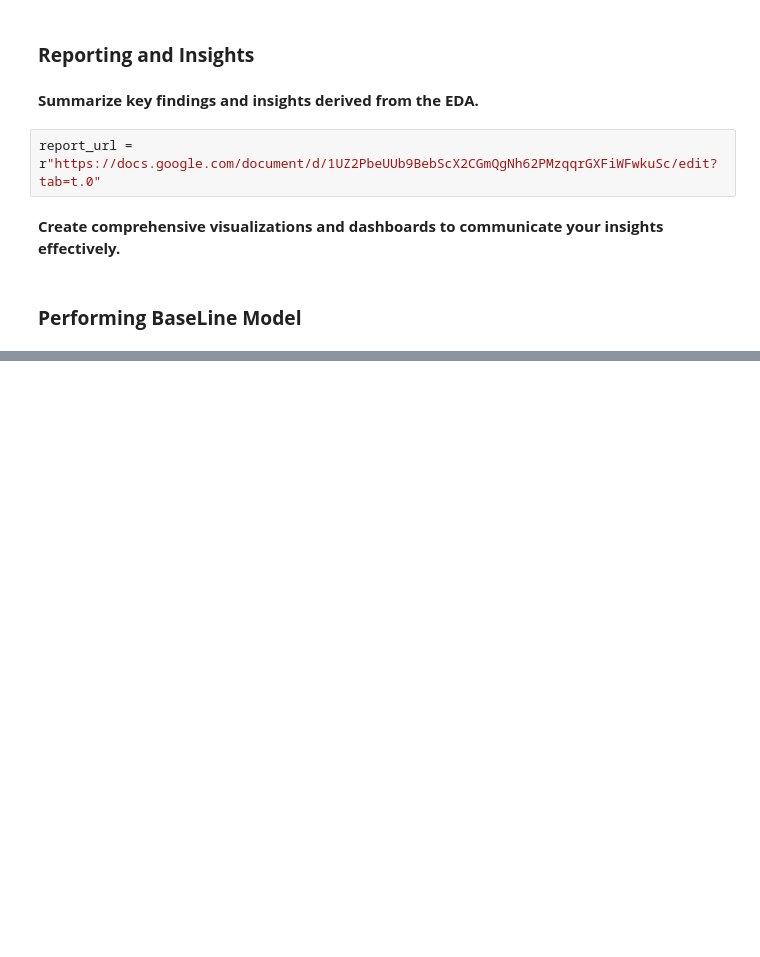
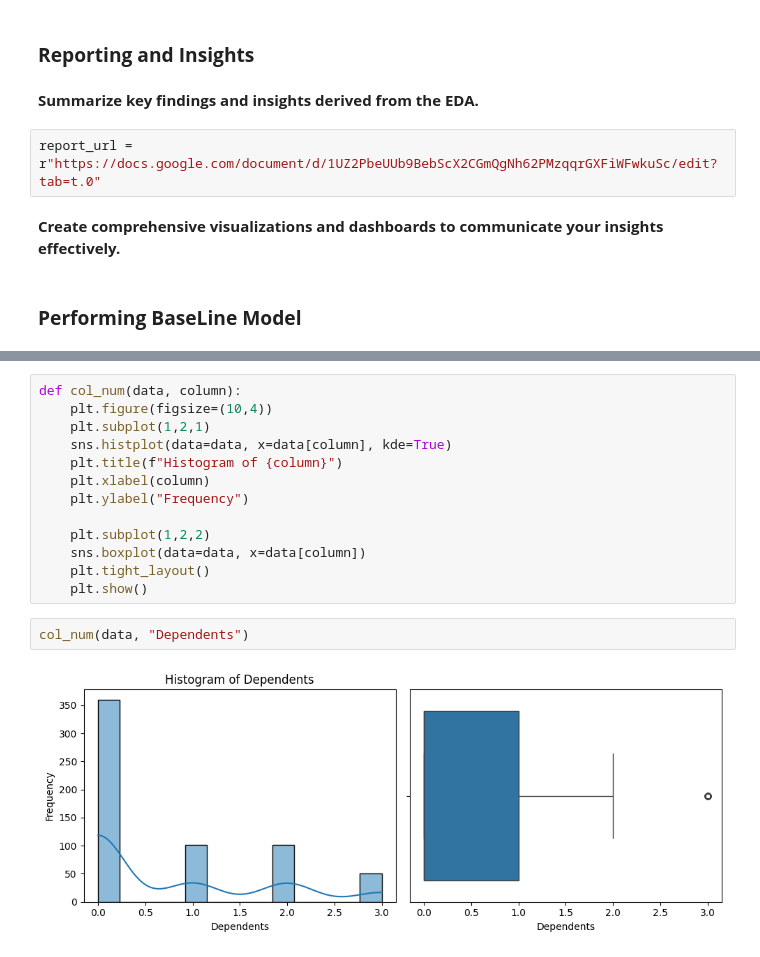
Before and after one commit to Olajcodes/abioye_olajide_tasks, a Jupyter notebook: week_eleven/task25/task25.ipynb, the cells around one changed output, grey strips where cells are left out. Saved outputs shown, nothing was run; the diff lists cells and outputs as text; blank space fills up the shorter version.

```diff
--- a/week_eleven/task25/task25.ipynb
+++ b/week_eleven/task25/task25.ipynb
@@ -564,0 +572,17 @@ report_url = r"https://docs.google.com/document/d/1UZ2PbeUUb9BebScX2CGmQgNh62PMz
+# %%
+def col_num(data, column):
+    plt.figure(figsize=(10,4))
+    plt.subplot(1,2,1)
+    sns.histplot(data=data, x=data[column], kde=True)
+    plt.title(f"Histogram of {column}")
+    plt.xlabel(column)
+    plt.ylabel("Frequency")
+
+    plt.subplot(1,2,2)
+    sns.boxplot(data=data, x=data[column])
+    plt.tight_layout()
+    plt.show()
+# %%
+col_num(data, "Dependents")
+# %% [output]
+[figure, added]
```
Also changed, not shown: parts of 1 cell of this notebook, 1 other file.
